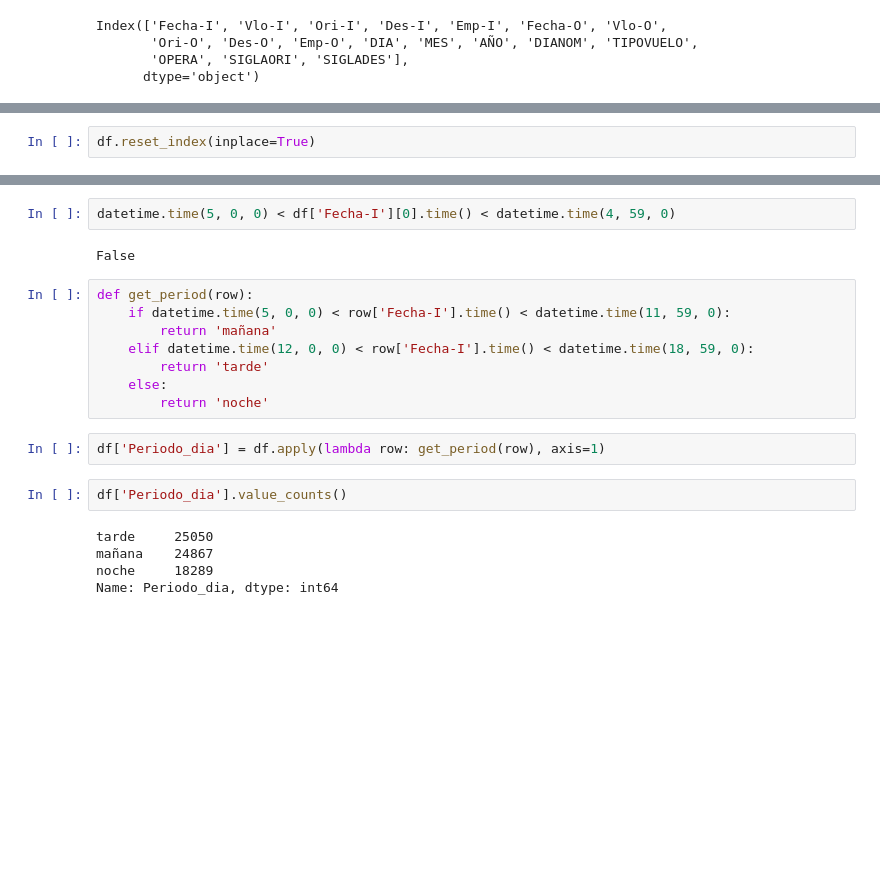
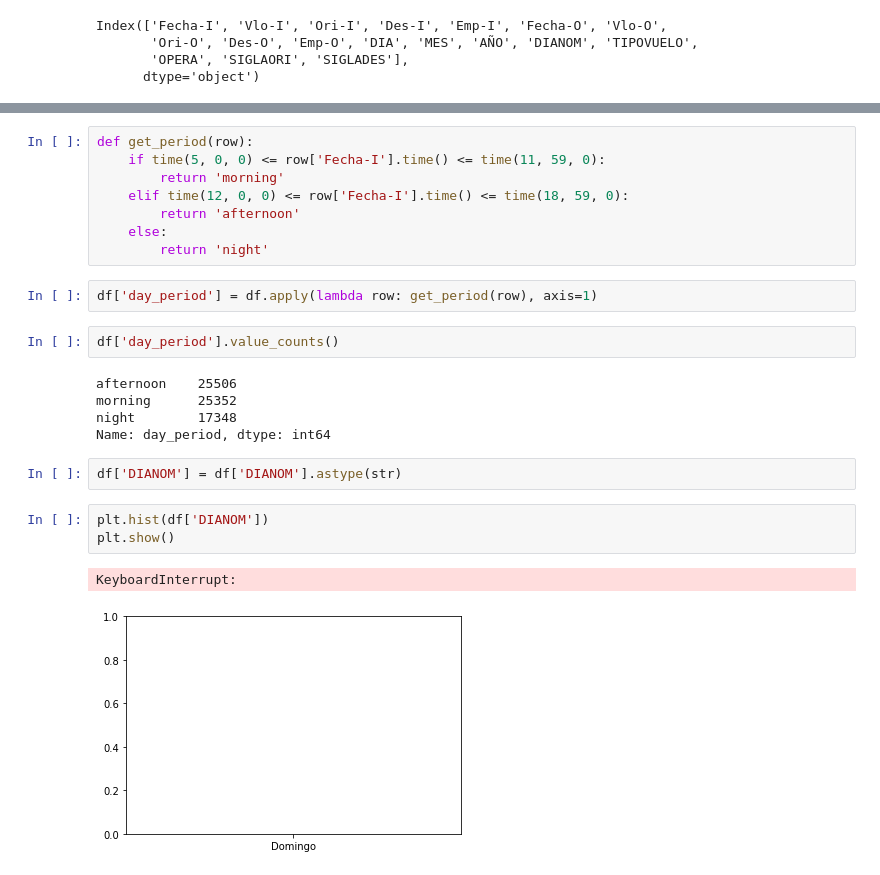
Before and after one commit to nvenegas-oliva/predict-flight-delays, a Jupyter notebook: EDA.ipynb, the cells around one changed output, grey strips where cells are left out. Cells and saved outputs as stored; diff of their text form; blank space fills up the shorter version.

```diff
--- a/EDA.ipynb
+++ b/EDA.ipynb
@@ -110,2 +113,0 @@ df.set_index('Fecha-I', inplace=True)
-# %%
-df.reset_index(inplace=True)
@@ -138,21 +114,25 @@ df.head(50)
-# %%
-datetime.time(5, 0, 0) < df['Fecha-I'][0].time() < datetime.time(4, 59, 0)
-# %% [output]
-False
 # %%
 def get_period(row):
-    if datetime.time(5, 0, 0) < row['Fecha-I'].time() < datetime.time(11, 59, 0):
-        return 'mañana'
-    elif datetime.time(12, 0, 0) < row['Fecha-I'].time() < datetime.time(18, 59, 0):
-        return 'tarde'
+    if time(5, 0, 0) <= row['Fecha-I'].time() <= time(11, 59, 0):
+        return 'morning'
+    elif time(12, 0, 0) <= row['Fecha-I'].time() <= time(18, 59, 0):
+        return 'afternoon'
     else:
-        return 'noche'
+        return 'night'
 # %%
-df['Periodo_dia'] = df.apply(lambda row: get_period(row), axis=1)
+df['day_period'] = df.apply(lambda row: get_period(row), axis=1)
 # %%
-df['Periodo_dia'].value_counts()
+df['day_period'].value_counts()
 # %% [output]
-tarde     25050
-mañana    24867
-noche     18289
-Name: Periodo_dia, dtype: int64
+afternoon    25506
+morning      25352
+night        17348
+Name: day_period, dtype: int64
+# %%
+df['DIANOM'] = df['DIANOM'].astype(str)
+# %%
+plt.hist(df['DIANOM'])
+plt.show()
+# %% [output]
+KeyboardInterrupt:
+[figure, added]
```
Also changed, not shown: parts of 9 cells of this notebook.
